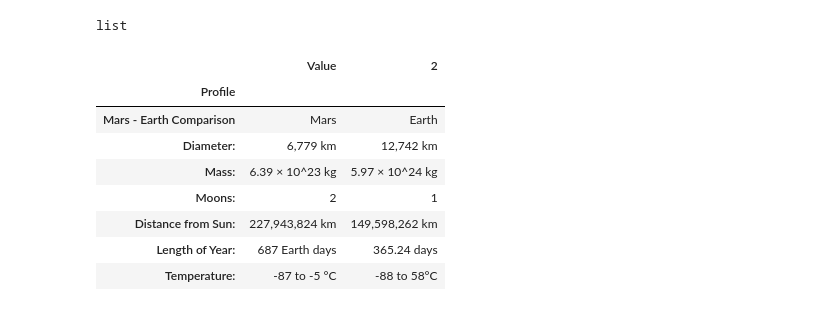
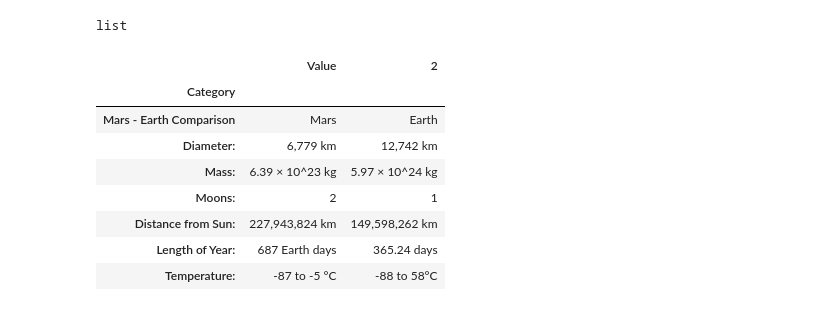
Before and after one commit to ybgandhi/web-scraping-challenge, a Jupyter notebook: mission_to_mars.ipynb, the cells around one changed output. Drawn from its saved outputs; the diff is of its cells as text; code cells hidden in the pictures.

Commit message:
update notebook to fix facts table headers

```diff
--- a/mission_to_mars.ipynb
+++ b/mission_to_mars.ipynb
@@ -90,12 +90,12 @@ type(tables)
 list
 # %%
 mars_fact=tables[0]
-mars_fact=mars_fact.rename(columns={0:"Profile",1:"Value"},errors="raise")
-mars_fact.set_index("Profile",inplace=True)
+mars_fact=mars_fact.rename(columns={0:"Category",1:"Value"},errors="raise")
+mars_fact.set_index("Category",inplace=True)
 mars_fact
 # %% [output]
 |  | Value | 2 |
-| Profile |  |  |
+| Category |  |  |
 | Mars - Earth Comparison | Mars | Earth |
 | Diameter: | 6,779 km | 12,742 km |
 | Mass: | 6.39 × 10^23 kg | 5.97 × 10^24 kg |
```
Also changed, not shown: parts of 6 cells of this notebook, 2 other files.
